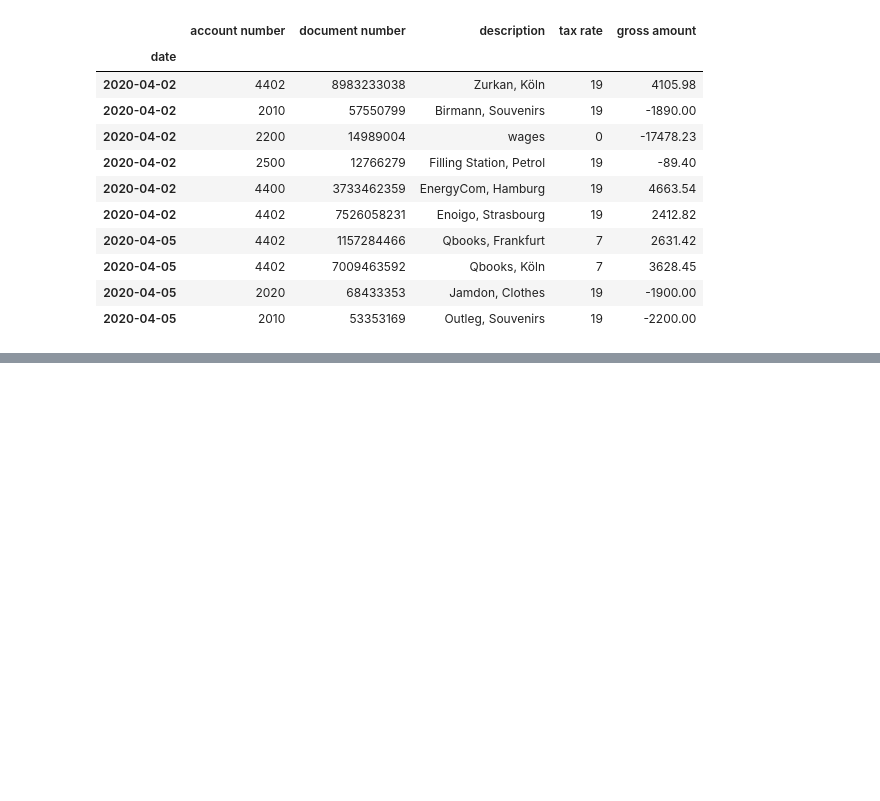
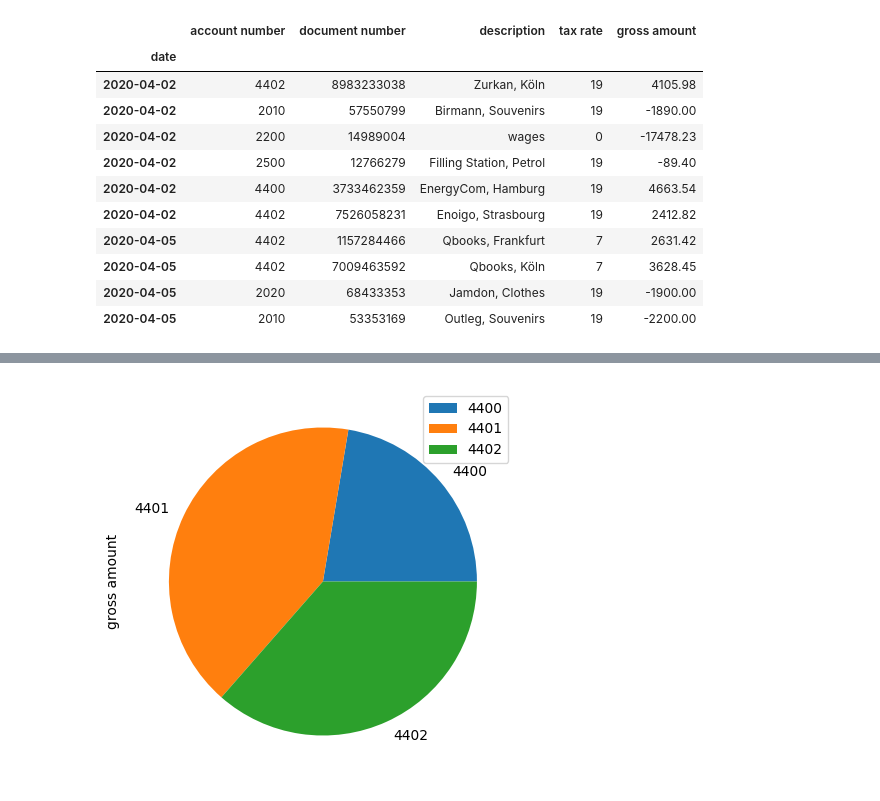
Before and after one commit to harmkenn/Python-Workbooks, a Jupyter notebook: python-course.eu/E_PC36_Expense.ipynb, the cells around one changed output, grey strips where cells are left out. Drawn from its saved outputs; the diff is of its cells as text; code cells hidden in the pictures; blank space fills up the shorter version.

```diff
--- a/python-course.eu/E_PC36_Expense.ipynb
+++ b/python-course.eu/E_PC36_Expense.ipynb
@@ -64,3 +64,6 @@ journal[:10]
 | 2020-04-05 | 4402 | 7009463592 | Qbooks, Köln | 7 | 3628.45 |
 | 2020-04-05 | 2020 | 68433353 | Jamdon, Clothes | 19 | -1900.00 |
 | 2020-04-05 | 2010 | 53353169 | Outleg, Souvenirs | 19 | -2200.00 |
+# %%
+account_sums = journal[["account number", "gross amount"]].groupby("account number").sum()
+account_sums
@@ -66,0 +87,3 @@ journal[:10]
+# %%
+income_accounts = account_sums[account_sums["gross amount"] > 0]
+income_accounts
@@ -66,0 +96,4 @@ journal[:10]
+# %%
+plot = income_accounts.plot(y='gross amount', figsize=(5, 5), kind="pie")
+# %% [output]
+[figure, added]
```
Also changed, not shown: parts of 14 cells of this notebook.
